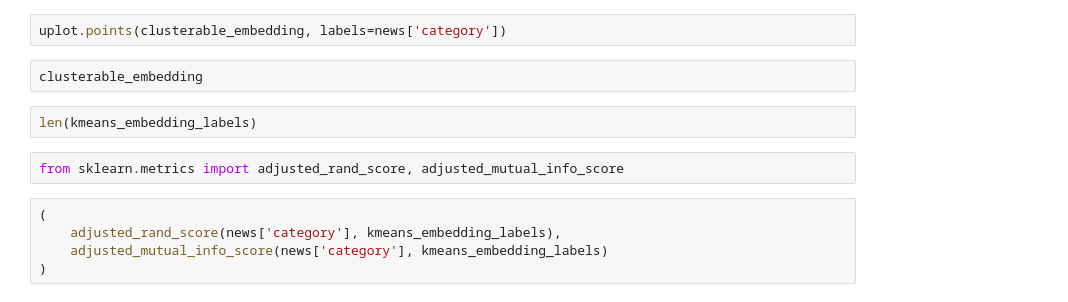
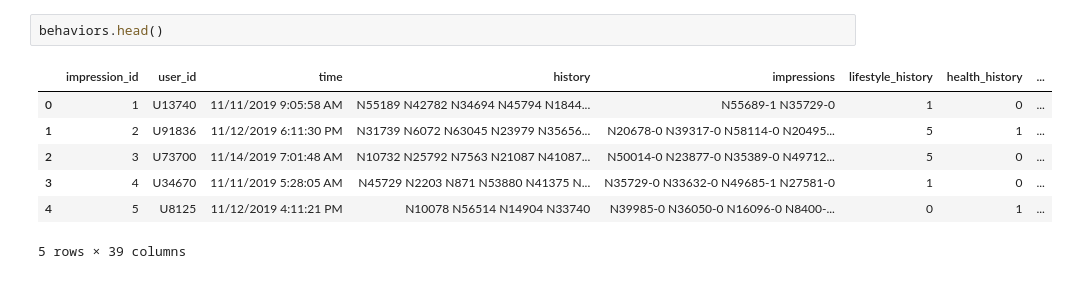
Before and after one commit to nicholas-rf/RecommenderProject, a Jupyter notebook: testing.ipynb, the cells around one changed output. Saved outputs shown, nothing was run; the diff lists cells and outputs as text.

```diff
--- a/testing.ipynb
+++ b/testing.ipynb
@@ -114,13 +16,10 @@ plt.scatter(standard_embedding[clustered, 0],
-# %%
-uplot.points(clusterable_embedding, labels=news['category'])
-# %%
-clusterable_embedding
-# %%
-len(kmeans_embedding_labels)
-# %%
-from sklearn.metrics import adjusted_rand_score, adjusted_mutual_info_score
-# %%
-(
-    adjusted_rand_score(news['category'], kmeans_embedding_labels),
-    adjusted_mutual_info_score(news['category'], kmeans_embedding_labels)
-)
+# %%
+behaviors.head()
+# %% [output]
+|  | impression_id | user_id | time | history | impressions | lifestyle_history | health_history | ... |
+| 0 | 1 | U13740 | 11/11/2019 9:05:58 AM | N55189 N42782 N34694 N45794 N1844... | N55689-1 N35729-0 | 1 | 0 | ... |
+| 1 | 2 | U91836 | 11/12/2019 6:11:30 PM | N31739 N6072 N63045 N23979 N35656... | N20678-0 N39317-0 N58114-0 N20495... | 5 | 1 | ... |
+| 2 | 3 | U73700 | 11/14/2019 7:01:48 AM | N10732 N25792 N7563 N21087 N41087... | N50014-0 N23877-0 N35389-0 N49712... | 5 | 0 | ... |
+| 3 | 4 | U34670 | 11/11/2019 5:28:05 AM | N45729 N2203 N871 N53880 N41375 N... | N35729-0 N33632-0 N49685-1 N27581-0 | 1 | 0 | ... |
+| 4 | 5 | U8125 | 11/12/2019 4:11:21 PM | N10078 N56514 N14904 N33740 | N39985-0 N36050-0 N16096-0 N8400-... | 0 | 1 | ... |
+5 rows × 39 columns
```
Also changed, not shown: parts of 26 cells of this notebook, 6 other files.
